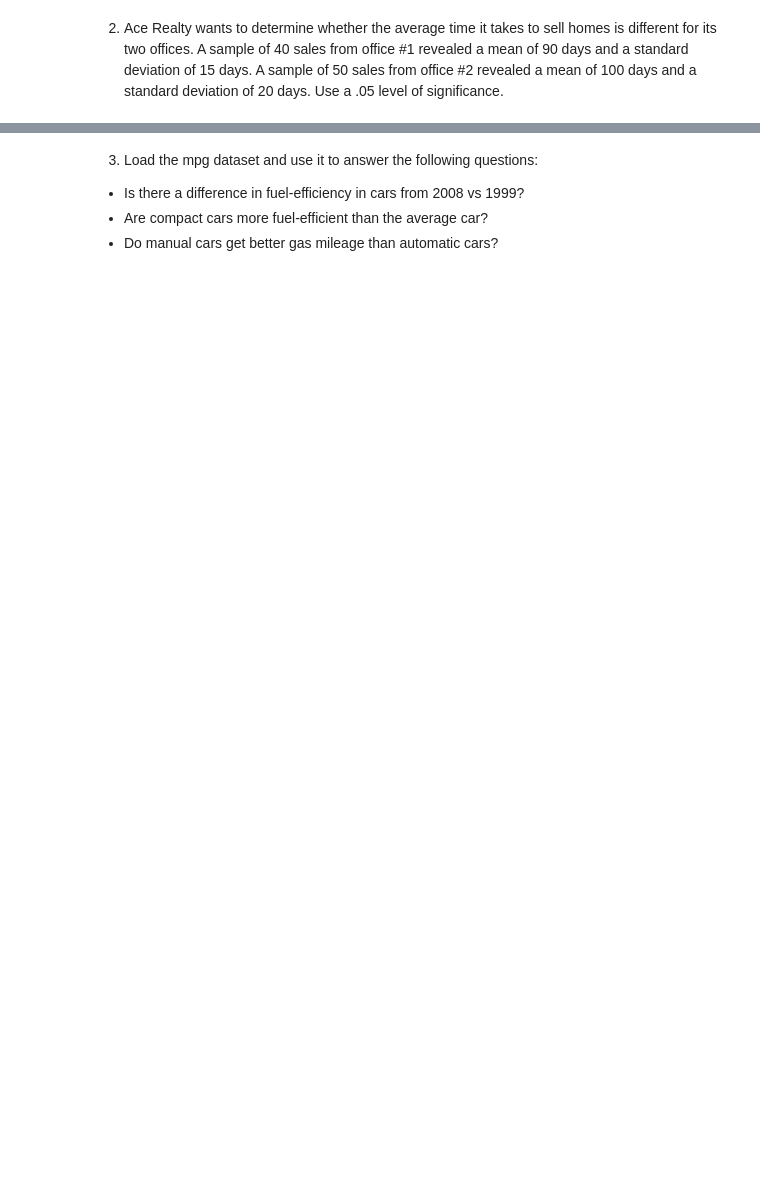
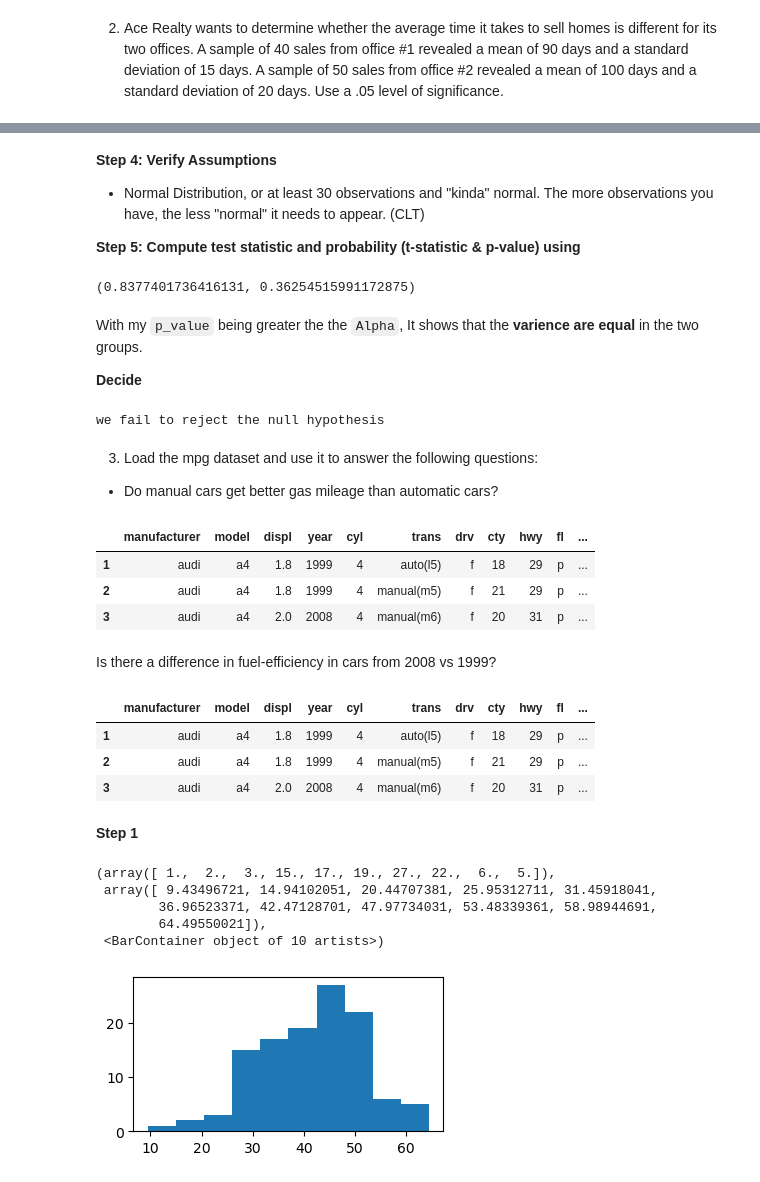
Before and after one commit to MigashaneVictoire/statistics-exercises, a Jupyter notebook: hypothesis_testing.ipynb, the cells around one changed output, grey strips where cells are left out. Drawn from its saved outputs; the diff is of its cells as text; code cells hidden in the pictures; blank space fills up the shorter version.

```diff
--- a/hypothesis_testing.ipynb
+++ b/hypothesis_testing.ipynb
@@ -36,6 +103,69 @@ For each of the following questions, formulate a null and alternative hypothesis
+# %% [markdown]
+**Step 4: Verify Assumptions**
+- Normal Distribution, or at least 30 observations and "kinda" normal. The more observations you have, the less "normal" it needs to appear. (CLT)
+
+**Step 5: Compute test statistic and probability (t-statistic & p-value) using**
+# %%
+# impliment the two sample T-Test for our example
+# Equal Variances (the scipy methods we will use has an argument to handle when variances aren't equal).
+
+t_stats,p_value = stats.levene(sales1_sample_distribution,sales2_sample_distribution)
+t_stats,p_value
+# %% [output]
+(0.8377401736416131, 0.36254515991172875)
+# %% [markdown]
+With my `p_value` being greater the the `Alpha`, It shows that the **varience are equal** in the two groups.
+
+**Decide**
+# %%
+if (t_stats > 0) and (p_value < Alpha):
+    print('We can reject the null hypothesis')
+else:
+    print('we fail to reject the null hypothesis')
+# %% [output]
+we fail to reject the null hypothesis
 # %% [markdown]
 3. Load the mpg dataset and use it to answer the following questions:
 
-- Is there a difference in fuel-efficiency in cars from 2008 vs 1999?
-- Are compact cars more fuel-efficient than the average car?
 - Do manual cars get better gas mileage than automatic cars?
+# %%
+mpg = datasets.data("mpg")
+mpg.head(3)
+# %% [output]
+|  | manufacturer | model | displ | year | cyl | trans | drv | cty | hwy | fl | ... |
+| 1 | audi | a4 | 1.8 | 1999 | 4 | auto(l5) | f | 18 | 29 | p | ... |
+| 2 | audi | a4 | 1.8 | 1999 | 4 | manual(m5) | f | 21 | 29 | p | ... |
+| 3 | audi | a4 | 2.0 | 2008 | 4 | manual(m6) | f | 20 | 31 | p | ... |
+# %% [markdown]
+Is there a difference in fuel-efficiency in cars from 2008 vs 1999?
+# %%
+mpg["total_miles"] = mpg["cty"] + mpg["hwy"]
+mpg.head(3)
+# %% [output]
+|  | manufacturer | model | displ | year | cyl | trans | drv | cty | hwy | fl | ... |
+| 1 | audi | a4 | 1.8 | 1999 | 4 | auto(l5) | f | 18 | 29 | p | ... |
+| 2 | audi | a4 | 1.8 | 1999 | 4 | manual(m5) | f | 21 | 29 | p | ... |
+| 3 | audi | a4 | 2.0 | 2008 | 4 | manual(m6) | f | 20 | 31 | p | ... |
+# %% [markdown]
+**Step 1**
+# %%
+# retreive only the total miles column
+cars1 = mpg[mpg["year"] == 2008].total_miles
+
+# get mean and standard deviation to create the normal distribution
+cars1_mean, cars1_std = cars1.mean(), cars1.std()
+
+# get normal distribution
+cars1_dristribution = stats.norm(cars1_mean, cars1_std)
+cars1_sample_dristribution = cars1_dristribution.rvs(len(cars1))
+
+# visual
+plt.figure(figsize=(4,2))
+plt.hist(cars1_sample_dristribution)
+# %% [output]
+(array([ 1.,  2.,  3., 15., 17., 19., 27., 22.,  6.,  5.]),
+ array([ 9.43496721, 14.94102051, 20.44707381, 25.95312711, 31.45918041,
+        36.96523371, 42.47128701, 47.97734031, 53.48339361, 58.98944691,
+        64.49550021]),
+ <BarContainer object of 10 artists>)
+[figure, added]
```
Also changed, not shown: parts of 21 cells of this notebook.
